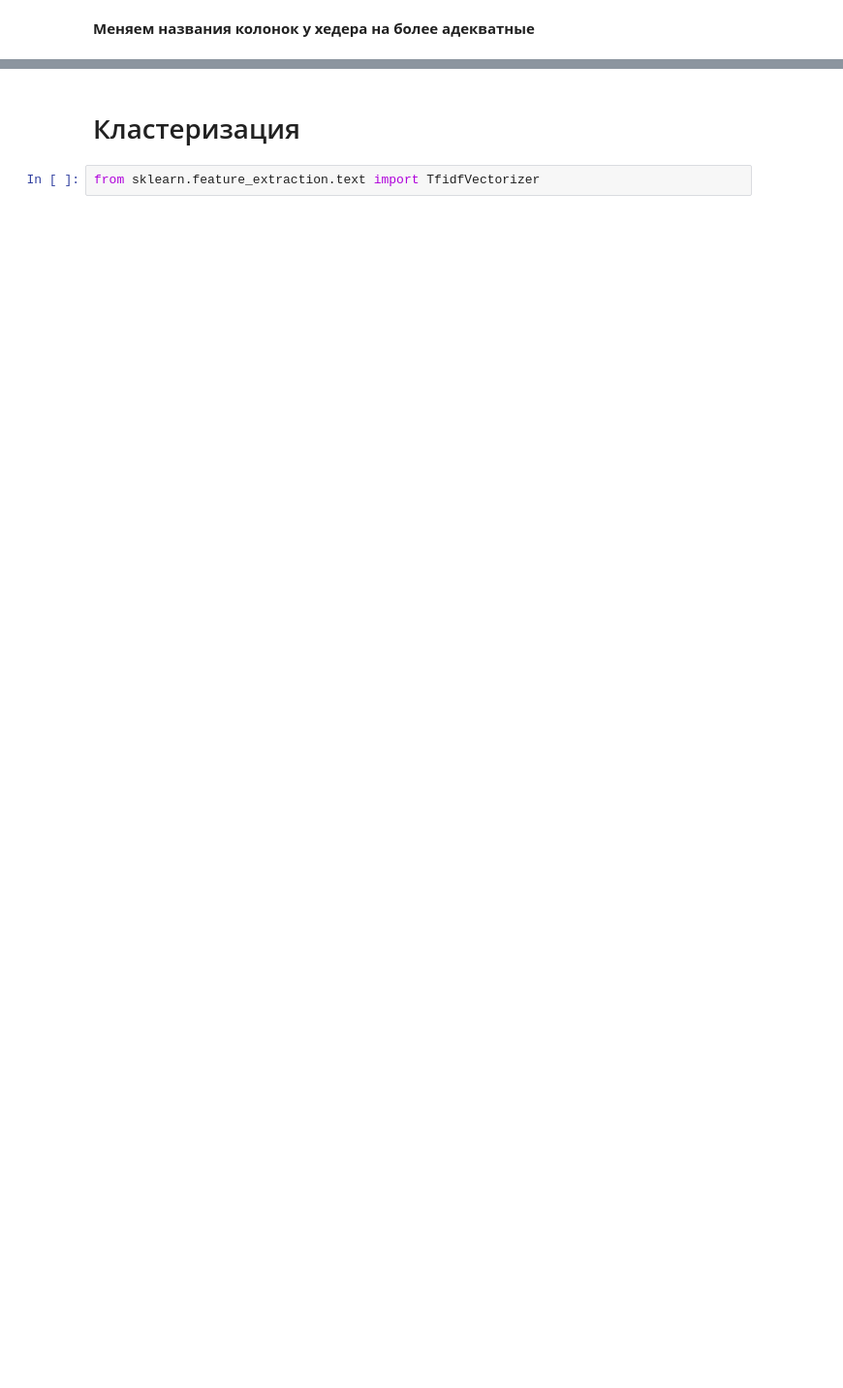
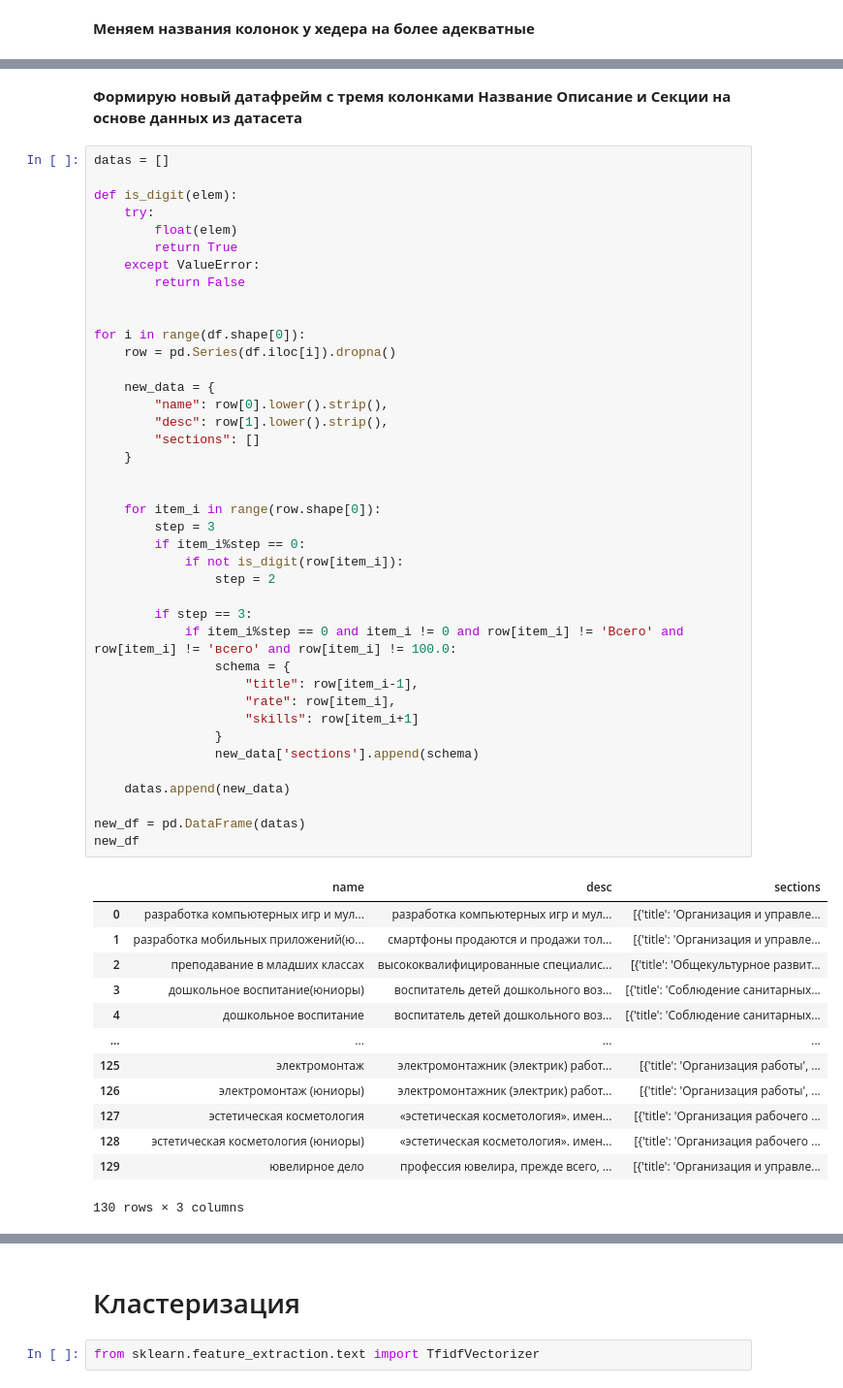
Before and after one commit to SavaFeeD/WSR_compet, a Jupyter notebook: C[1].ipynb, the cells around one changed output, grey strips where cells are left out. Shown at 97% size. Saved outputs shown, nothing was run; the diff lists cells and outputs as text; blank space fills up the shorter version.

```diff
--- a/C[1].ipynb
+++ b/C[1].ipynb
@@ -40,0 +37,56 @@ df
+# %% [markdown]
+<b>Формирую новый датафрейм с тремя колонками Название Описание и Секции на основе данных из датасета
+# %%
+datas = []
+
+def is_digit(elem):
+    try:
+        float(elem)
+        return True
+    except ValueError:
+        return False
+
+
+for i in range(df.shape[0]):
+    row = pd.Series(df.iloc[i]).dropna()
+
+    new_data = {
+        "name": row[0].lower().strip(),
+        "desc": row[1].lower().strip(),
+        "sections": []
+    }
+
+
+    for item_i in range(row.shape[0]):
+        step = 3
+        if item_i%step == 0:
+            if not is_digit(row[item_i]):
+                step = 2
+
+        if step == 3:
+            if item_i%step == 0 and item_i != 0 and row[item_i] != 'Всего' and row[item_i] != 'всего' and row[item_i] != 100.0:
+                schema = {
+                    "title": row[item_i-1],
+                    "rate": row[item_i],
+                    "skills": row[item_i+1]
+                }
+                new_data['sections'].append(schema)
+
+    datas.append(new_data)
+
+new_df = pd.DataFrame(datas)
+new_df
+# %% [output]
+|  | name | desc | sections |
+| 0 | разработка компьютерных игр и мул... | разработка компьютерных игр и мул... | [{'title': 'Организация и управле... |
+| 1 | разработка мобильных приложений(ю... | смартфоны продаются и продажи тол... | [{'title': 'Организация и управле... |
+| 2 | преподавание в младших классах | высококвалифицированные специалис... | [{'title': 'Общекультурное развит... |
+| 3 | дошкольное воспитание(юниоры) | воспитатель детей дошкольного воз... | [{'title': 'Соблюдение санитарных... |
+| 4 | дошкольное воспитание | воспитатель детей дошкольного воз... | [{'title': 'Соблюдение санитарных... |
+| ... | ... | ... | ... |
+| 125 | электромонтаж | электромонтажник (электрик) работ... | [{'title': 'Организация работы', ... |
+| 126 | электромонтаж (юниоры) | электромонтажник (электрик) работ... | [{'title': 'Организация работы', ... |
+| 127 | эстетическая косметология | «эстетическая косметология». имен... | [{'title': 'Организация рабочего ... |
+| 128 | эстетическая косметология (юниоры) | «эстетическая косметология». имен... | [{'title': 'Организация рабочего ... |
+| 129 | ювелирное дело | профессия ювелира, прежде всего, ... | [{'title': 'Организация и управле... |
+130 rows × 3 columns
```
Also changed, not shown: parts of 75 cells of this notebook, 15 other files.
